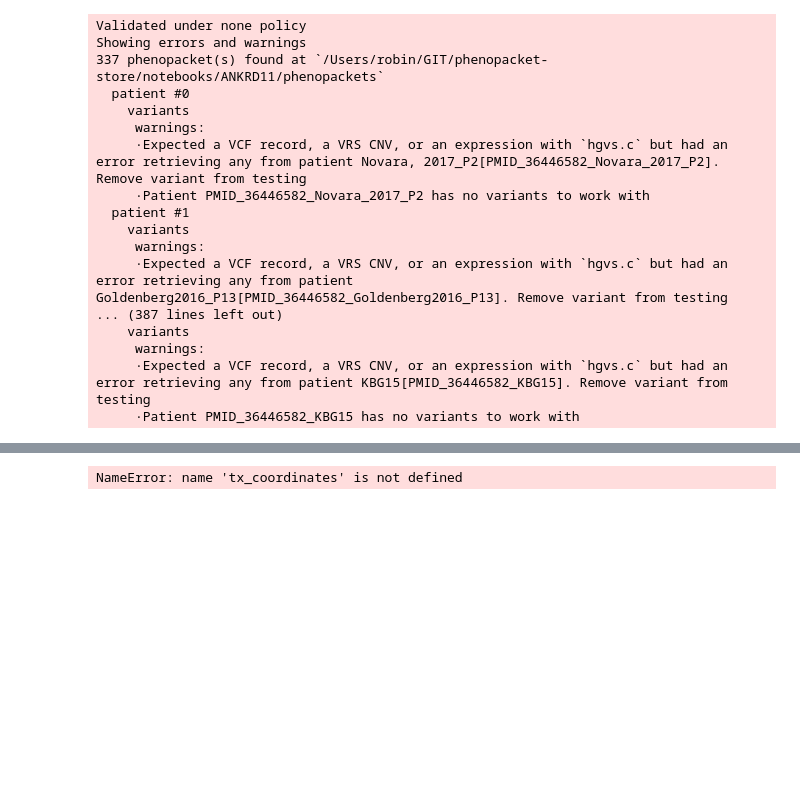
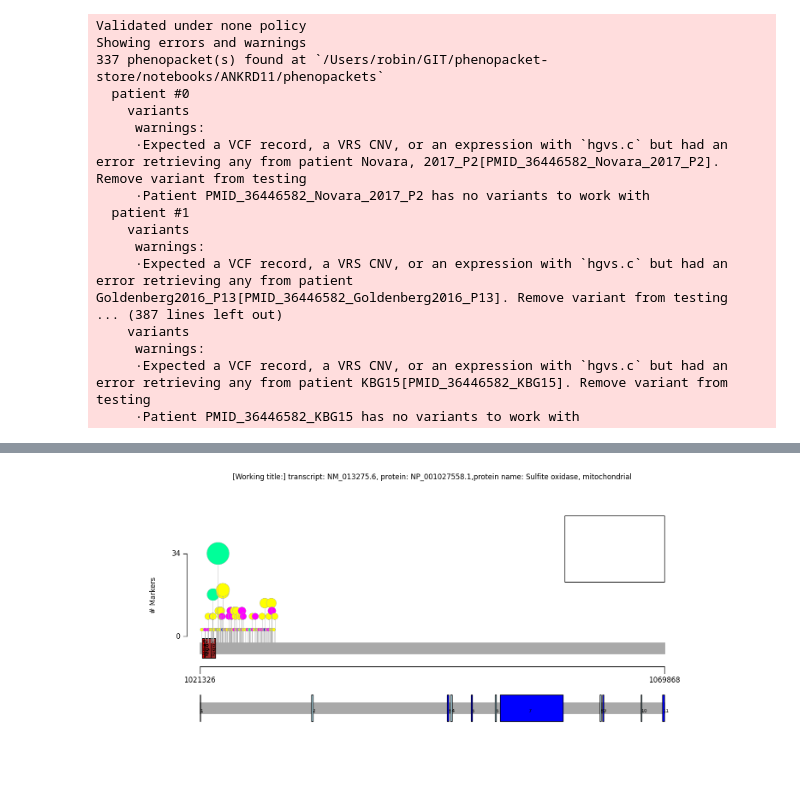
Before and after one commit to monarch-initiative/gpsea, a Jupyter notebook: notebooks/ANKRD11/cohort.ipynb, the cells around one changed output, grey strips where cells are left out. Drawn from its saved outputs; the diff is of its cells as text; code cells hidden in the pictures; blank space fills up the shorter version.

```diff
--- a/notebooks/ANKRD11/cohort.ipynb
+++ b/notebooks/ANKRD11/cohort.ipynb
@@ -67,16 +67,24 @@ frameshift.summarize(hpo, PatientCategories.YES)
 # %%
 protein_id = 'NP_001027558.1'
 from genophenocorr.preprocessing import UniprotProteinMetadataService
 pms = UniprotProteinMetadataService()
 protein_metas = pms.annotate(protein_id)
 
+
+from genophenocorr.model.genome import GRCh38
+from genophenocorr.preprocessing import VVTranscriptCoordinateService
+
+txc_service = VVTranscriptCoordinateService(genome_build=GRCh38)
+tx_coordinates = txc_service.fetch(ANKRD11_id)
+
+
 assert len(protein_metas) == 1
 protein_meta = protein_metas[0]
 from genophenocorr.view._draw_variants import VariantsVisualizer
 viz = VariantsVisualizer()
 viz.draw_fig(tx_coordinates, protein_meta, cohort)
 # %% [output]
-NameError: name 'tx_coordinates' is not defined
+[figure, added]
 # %%
 import pandas as pd
 # %%
```
Also changed, not shown: parts of 2 cells of this notebook.
